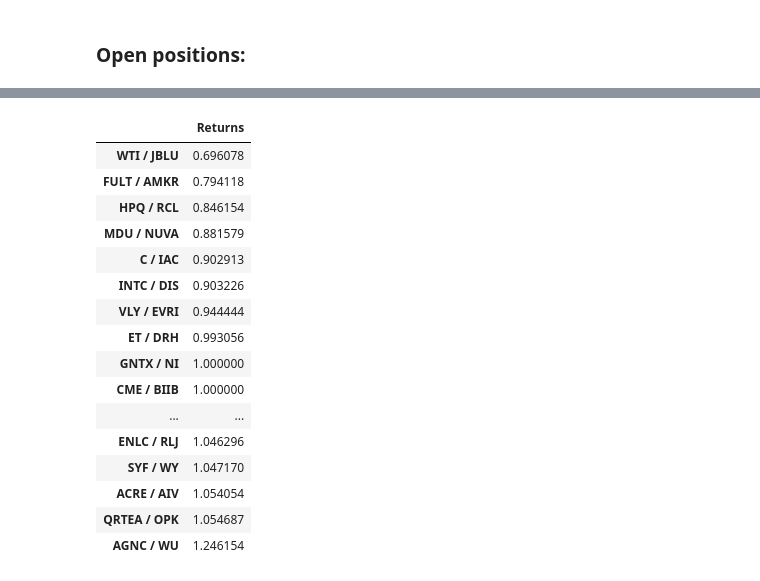
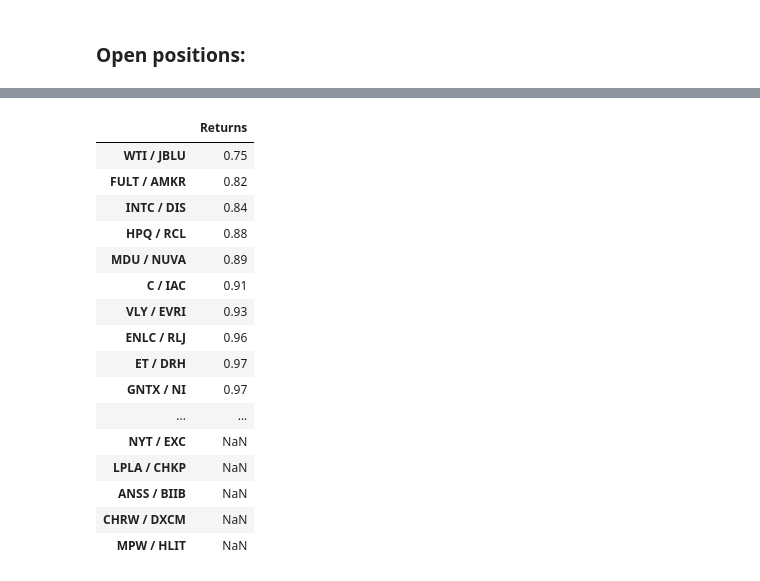
Before and after one commit to paul10116/Stock-Market, a Jupyter notebook: portfolio.ipynb, the cells around one changed output, grey strips where cells are left out. Drawn from its saved outputs; the diff is of its cells as text; code cells hidden in the pictures.

```diff
--- a/portfolio.ipynb
+++ b/portfolio.ipynb
@@ -9,7 +7,7 @@ import plotly.express as px
 # %%
 start = dt.datetime(2022, 5, 21)
 
-simbols = "QRTEA OPK ACRE AIV WTI JBLU AGNC WU ENLC RLJ ET DRH VLY EVRI C IAC MDU NUVA INTC DIS HPQ RCL FULT AMKR SYF WY SU RARE CFG EXC CME BIIB GNTX NI CGNX AEP FNF AZTA"
+simbols = "ACRE AIV WTI JBLU AGNC WU ENLC RLJ ET DRH VLY EVRI C IAC MDU NUVA INTC DIS HPQ RCL FULT AMKR SYF WY SU RARE CFG EXC CME BIIB GNTX NI CGNX AEP FNF AZTA NYT LPLA CHKP ANSS BIIB CHRW DXCM MPW HLIT"
 tickers = yf.Tickers(simbols)
 stock_data = tickers.history(start=start, actions=False, rounding=True)
 # %% [output]
@@ -17,10 +15,6 @@ stock_data = tickers.history(start=start, actions=False, rounding=True)
 # %% [markdown]
 ### Open positions:
 # %%
-QRTEA_OPK = pd.DataFrame(stock_data["Close"]["QRTEA"]/stock_data["Close"]["OPK"]).round(2)
-QRTEA_OPK.columns= ["QRTEA / OPK"]
-QRTEA_OPK = QRTEA_OPK.loc["2022-10-25":]
-####
 ACRE_AIV = pd.DataFrame(stock_data["Close"]["ACRE"]/stock_data["Close"]["AIV"]).round(2)
 ACRE_AIV.columns= ["ACRE / AIV"]
 ACRE_AIV = ACRE_AIV.loc["2022-10-26":]
@@ -93,8 +87,28 @@ FNF_AZTA = pd.DataFrame(stock_data["Close"]["FNF"]/stock_data["Close"]["AZTA"]).
 FNF_AZTA.columns= ["FNF / AZTA"]
 FNF_AZTA = FNF_AZTA.loc["2023-1-19":]
 ####
+NYT_EXC = pd.DataFrame(stock_data["Close"]["NYT"]/stock_data["Close"]["EXC"]).round(2)
+NYT_EXC.columns= ["NYT / EXC"]
+NYT_EXC = NYT_EXC.loc["2023-1-30":]
+####
+LPLA_CHKP = pd.DataFrame(stock_data["Close"]["LPLA"]/stock_data["Close"]["CHKP"]).round(2)
+LPLA_CHKP.columns= ["LPLA / CHKP"]
+LPLA_CHKP = LPLA_CHKP.loc["2023-1-30":]
+####
+ANSS_BIIB = pd.DataFrame(stock_data["Close"]["ANSS"]/stock_data["Close"]["BIIB"]).round(2)
+ANSS_BIIB.columns= ["ANSS / BIIB"]
+ANSS_BIIB = ANSS_BIIB.loc["2023-1-30":]
+####
+CHRW_DXCM = pd.DataFrame(stock_data["Close"]["CHRW"]/stock_data["Close"]["DXCM"]).round(2)
+CHRW_DXCM.columns= ["CHRW / DXCM"]
+CHRW_DXCM = CHRW_DXCM.loc["2023-1-30":]
+####
+MPW_HLIT = pd.DataFrame(stock_data["Close"]["MPW"]/stock_data["Close"][ "HLIT"]).round(2)
+MPW_HLIT.columns= ["MPW / HLIT"]
+MPW_HLIT = MPW_HLIT.loc["2023-1-30":]
+####
 
-Trades = pd.concat([QRTEA_OPK,
+Trades = pd.concat([
                     ACRE_AIV,
                     WTI_JBLU,
                     AGNC_WU,
@@ -112,6 +126,10 @@ Trades = pd.concat([QRTEA_OPK,
                     CME_BIIB,
                     GNTX_NI,
                     CGNX_AEP,
-                    FNF_AZTA], axis=1)
+                    FNF_AZTA,
+                    NYT_EXC,
+                    LPLA_CHKP,
+                    ANSS_BIIB,
+                    CHRW_DXCM,
+                    MPW_HLIT], axis=1)
 pct_change_data = ((Trades.pct_change())+1).cumprod()
-Trades.tail(10)
@@ -132,22 +137,22 @@ Trades.tail(10)
 top_bottom_pos =pd.DataFrame(pct_change_data.iloc[-1])
 top_bottom_pos.columns=["Returns"]
 # %%
-top_bottom_pos.sort_values(by="Returns")
+top_bottom_pos.sort_values(by="Returns").round(2)
 # %% [output]
 |  | Returns |
-| WTI / JBLU | 0.696078 |
-| FULT / AMKR | 0.794118 |
-| HPQ / RCL | 0.846154 |
-| MDU / NUVA | 0.881579 |
-| C / IAC | 0.902913 |
-| INTC / DIS | 0.903226 |
-| VLY / EVRI | 0.944444 |
-| ET / DRH | 0.993056 |
-| GNTX / NI | 1.000000 |
-| CME / BIIB | 1.000000 |
+| WTI / JBLU | 0.75 |
+| FULT / AMKR | 0.82 |
+| INTC / DIS | 0.84 |
+| HPQ / RCL | 0.88 |
+| MDU / NUVA | 0.89 |
+| C / IAC | 0.91 |
+| VLY / EVRI | 0.93 |
+| ENLC / RLJ | 0.96 |
+| ET / DRH | 0.97 |
+| GNTX / NI | 0.97 |
 | ... | ... |
-| ENLC / RLJ | 1.046296 |
-| SYF / WY | 1.047170 |
-| ACRE / AIV | 1.054054 |
-| QRTEA / OPK | 1.054687 |
-| AGNC / WU | 1.246154 |
+| NYT / EXC | NaN |
+| LPLA / CHKP | NaN |
+| ANSS / BIIB | NaN |
+| CHRW / DXCM | NaN |
+| MPW / HLIT | NaN |
```
Also changed, not shown: parts of 3 cells of this notebook, 8 other files.
